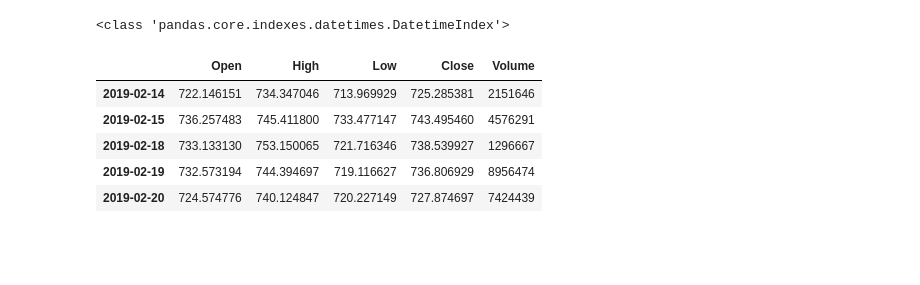
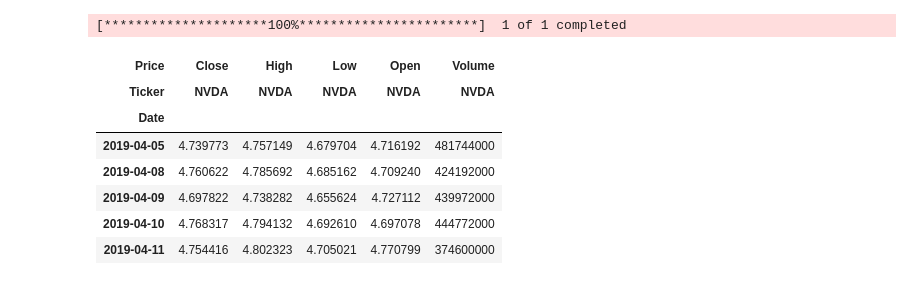
Before and after one commit to humishum/llm-vs-markets, a Jupyter notebook: test.ipynb, the cells around one changed output. Saved outputs shown, nothing was run; the diff lists cells and outputs as text; code cells hidden in the pictures; blank space fills up the shorter version.

```diff
--- a/test.ipynb
+++ b/test.ipynb
@@ -16,9 +7,20 @@ import numpy as np
 # %%
-start_date = pd.to_datetime("2019-02-14")
-end_date = pd.to_datetime("2025-02-14")
+start_date = pd.to_datetime("2019-04-05")
+end_date = pd.to_datetime("2025-04-05")
 stock_data = yf.download(
                 'NVDA',
                 start=start_date,
                 end=end_date + timedelta(days=1),
-                progress=False  # Disable progress bar to reduce console output
+                progress=True
             )
+stock_data.head()
+# %% [output]
+[*********************100%***********************]  1 of 1 completed
+| Price | Close | High | Low | Open | Volume |
+| Ticker | NVDA | NVDA | NVDA | NVDA | NVDA |
+| Date |  |  |  |  |  |
+| 2019-04-05 | 4.739773 | 4.757149 | 4.679704 | 4.716192 | 481744000 |
+| 2019-04-08 | 4.760622 | 4.785692 | 4.685162 | 4.709240 | 424192000 |
+| 2019-04-09 | 4.697822 | 4.738282 | 4.655624 | 4.727112 | 439972000 |
+| 2019-04-10 | 4.768317 | 4.794132 | 4.692610 | 4.697078 | 444772000 |
+| 2019-04-11 | 4.754416 | 4.802323 | 4.705021 | 4.770799 | 374600000 |
@@ -58,11 +26,0 @@ df = generate_demo_data('NVDA', start_date, end_date)
-# %%
-print(type(df.index))
-df.head()
-# %% [output]
-<class 'pandas.core.indexes.datetimes.DatetimeIndex'>
-|  | Open | High | Low | Close | Volume |
-| 2019-02-14 | 722.146151 | 734.347046 | 713.969929 | 725.285381 | 2151646 |
-| 2019-02-15 | 736.257483 | 745.411800 | 733.477147 | 743.495460 | 4576291 |
-| 2019-02-18 | 733.133130 | 753.150065 | 721.716346 | 738.539927 | 1296667 |
-| 2019-02-19 | 732.573194 | 744.394697 | 719.116627 | 736.806929 | 8956474 |
-| 2019-02-20 | 724.574776 | 740.124847 | 720.227149 | 727.874697 | 7424439 |
```
Also changed, not shown: parts of 5 cells of this notebook, 1 other file.
